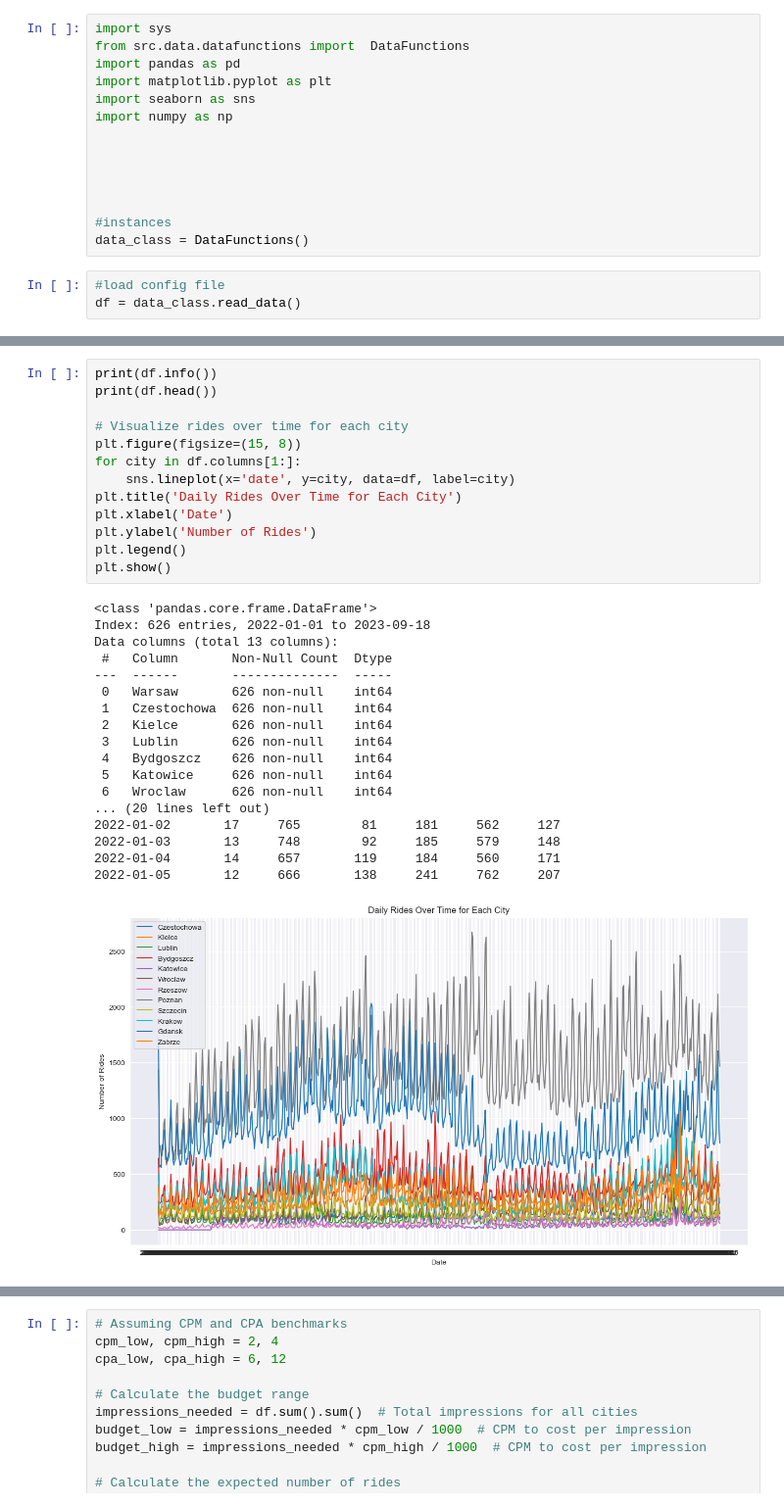
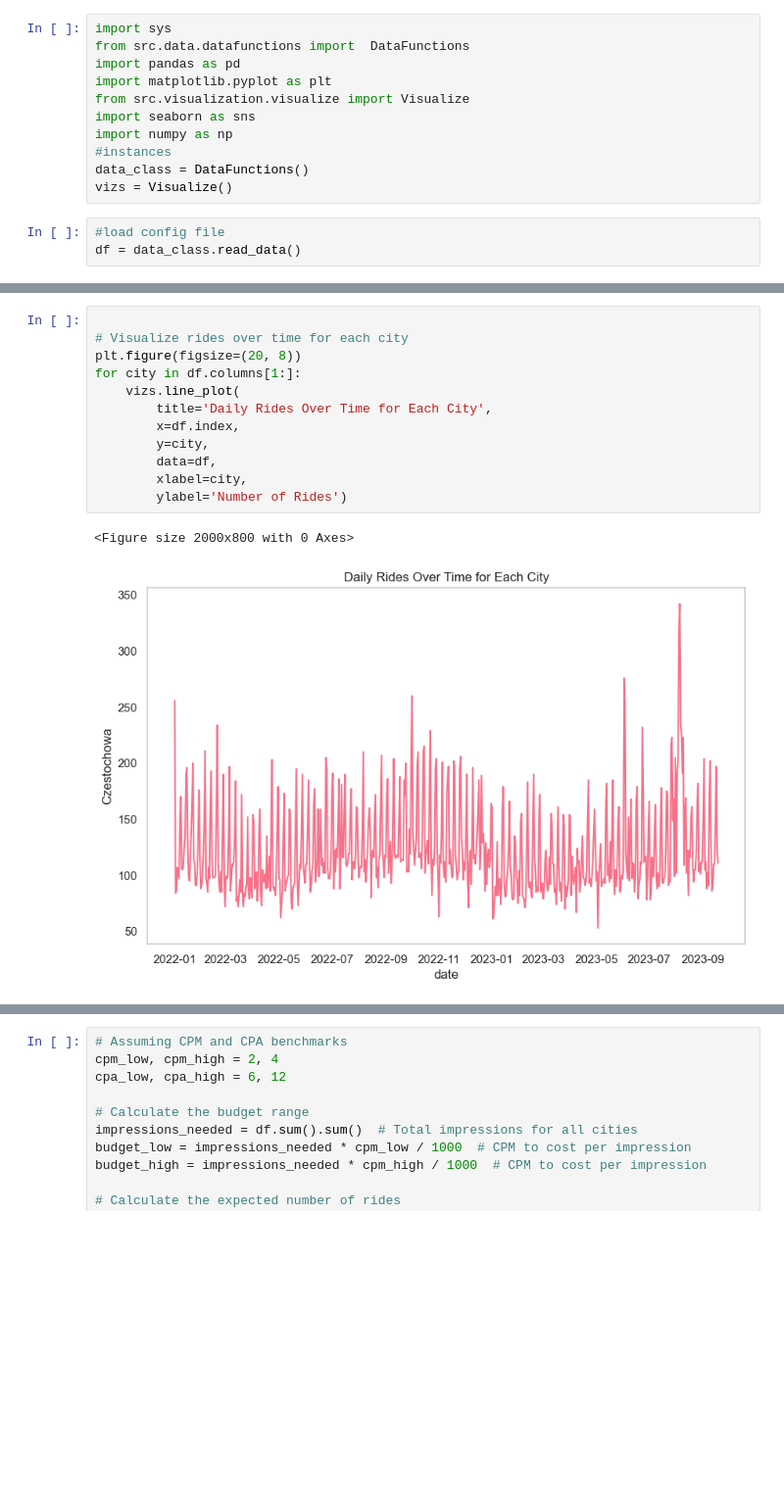
Before and after one commit to alerti/Applied-Marketing-Measurements-Bolt-Uber, a Jupyter notebook: notebooks/dataprocessing.ipynb, the cells around one changed output, grey strips where cells are left out. Shown at 98% size. Drawn from its saved outputs; the diff is of its cells as text; blank space fills up the shorter version.

```diff
--- a/notebooks/dataprocessing.ipynb
+++ b/notebooks/dataprocessing.ipynb
@@ -60,15 +60,12 @@ import sys
 from src.data.datafunctions import  DataFunctions
 import pandas as pd
 import matplotlib.pyplot as plt
+from src.visualization.visualize import Visualize
 import seaborn as sns
 import numpy as np
-
-
-
-
-
 #instances
 data_class = DataFunctions()
+vizs = Visualize()
 # %%
 #load config file
 df = data_class.read_data()
@@ -83,34 +80,17 @@ df.head()
 | 2022-01-04 | 460 | 107 | 140 | 57 | 252 | 0 | 53 | 14 | 657 | 119 | ... |
 | 2022-01-05 | 449 | 102 | 161 | 82 | 316 | 0 | 47 | 12 | 666 | 138 | ... |
 # %%
-print(df.info())
-print(df.head())
 
 # Visualize rides over time for each city
-plt.figure(figsize=(15, 8))
+plt.figure(figsize=(20, 8))
 for city in df.columns[1:]:
-    sns.lineplot(x='date', y=city, data=df, label=city)
-plt.title('Daily Rides Over Time for Each City')
-plt.xlabel('Date')
-plt.ylabel('Number of Rides')
-plt.legend()
-plt.show()
+    vizs.line_plot(
+        title='Daily Rides Over Time for Each City',
+        x=df.index,
+        y=city,
+        data=df,
+        xlabel=city,
+        ylabel='Number of Rides')
 # %% [output]
-<class 'pandas.core.frame.DataFrame'>
-Index: 626 entries, 2022-01-01 to 2023-09-18
-Data columns (total 13 columns):
- #   Column       Non-Null Count  Dtype
----  ------       --------------  -----
- 0   Warsaw       626 non-null    int64
- 1   Czestochowa  626 non-null    int64
- 2   Kielce       626 non-null    int64
- 3   Lublin       626 non-null    int64
- 4   Bydgoszcz    626 non-null    int64
- 5   Katowice     626 non-null    int64
- 6   Wroclaw      626 non-null    int64
-... (20 lines left out)
-2022-01-02       17     765        81     181     562     127
-2022-01-03       13     748        92     185     579     148
-2022-01-04       14     657       119     184     560     171
-2022-01-05       12     666       138     241     762     207
+<Figure size 2000x800 with 0 Axes>
-[figure, old version]
+[figure, new version]
```
Also changed, not shown: parts of 7 cells of this notebook, 3 other files.
